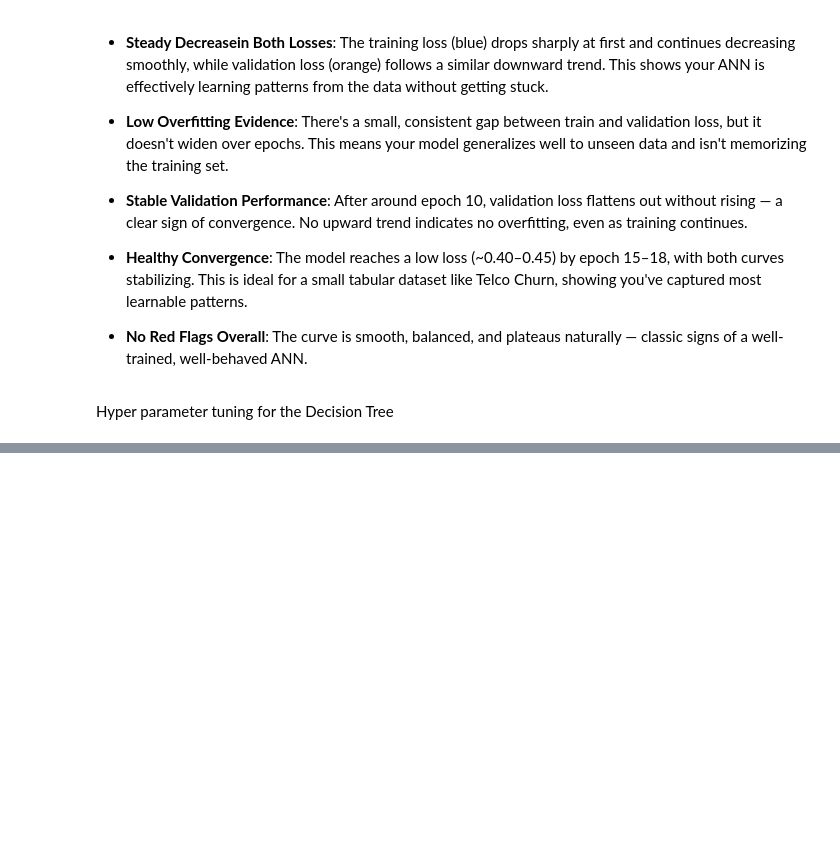
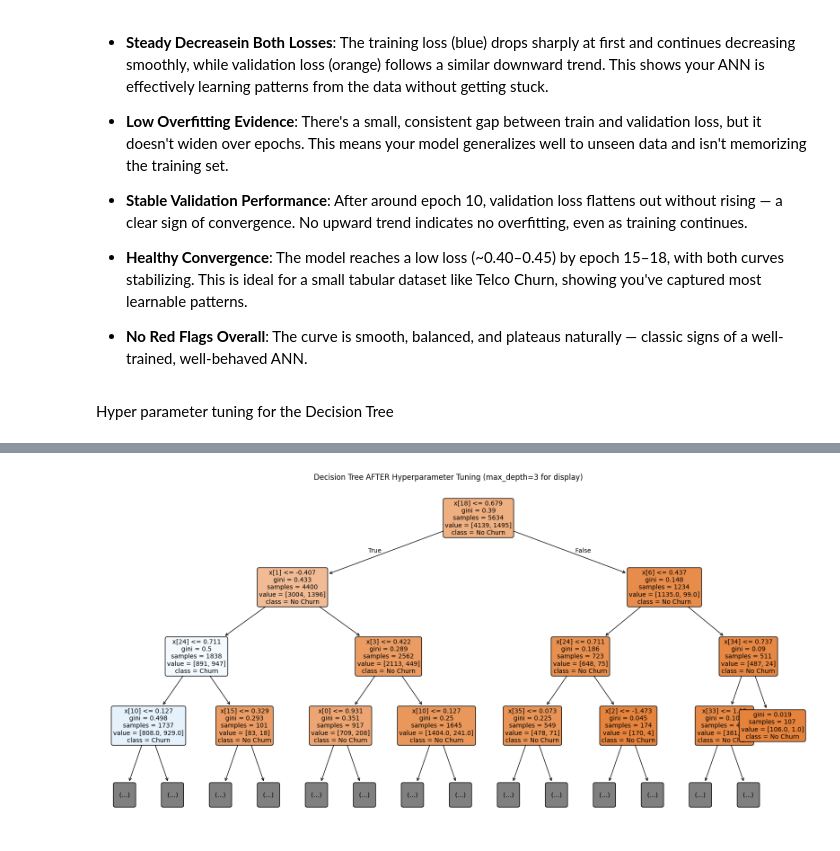
Before and after one commit to YasiruMethmal123/Telco-Customer-Churn, a Jupyter notebook: Churn_Prediction.ipynb, the cells around one changed output, grey strips where cells are left out. Saved outputs shown, nothing was run; the diff lists cells and outputs as text; code cells hidden in the pictures; blank space fills up the shorter version.

```diff
--- a/Churn_Prediction.ipynb
+++ b/Churn_Prediction.ipynb
@@ -554,0 +589,14 @@ Accuracy: 0.7708 (77.08%)
+# %%
+# Distribution if te decision tree after tuning
+plt.figure(figsize=(20,10))
+tree.plot_tree(best_dt,
+               feature_names=X_train.columns if hasattr(X_train, 'columns') else None,
+               class_names=['No Churn', 'Churn'],
+               filled=True,
+               rounded=True,
+               fontsize=10,
+               max_depth=3)  # Limit depth for readability
+plt.title("Decision Tree AFTER Hyperparameter Tuning (max_depth=3 for display)")
+plt.show()
+# %% [output]
+[figure, added]
```
Also changed, not shown: parts of 7 cells of this notebook.
